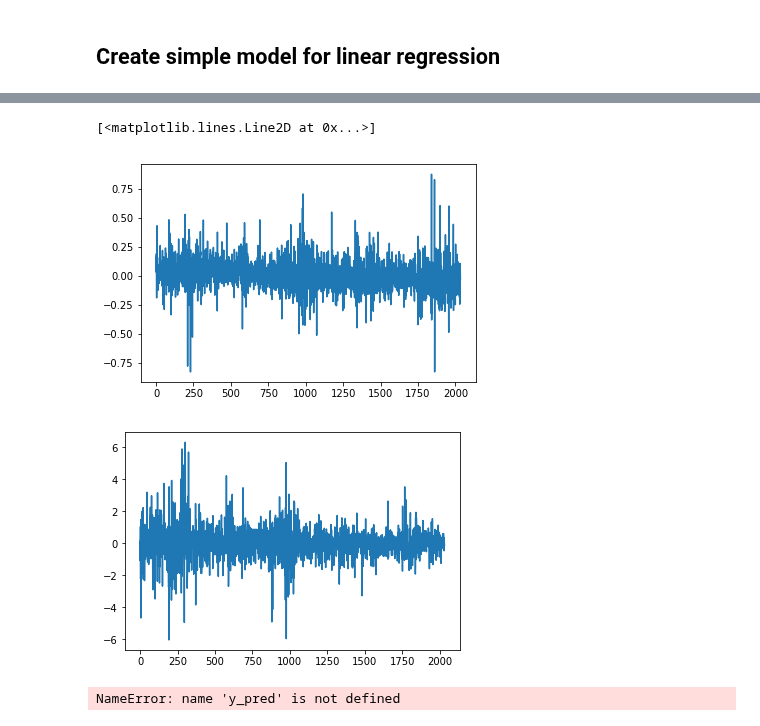
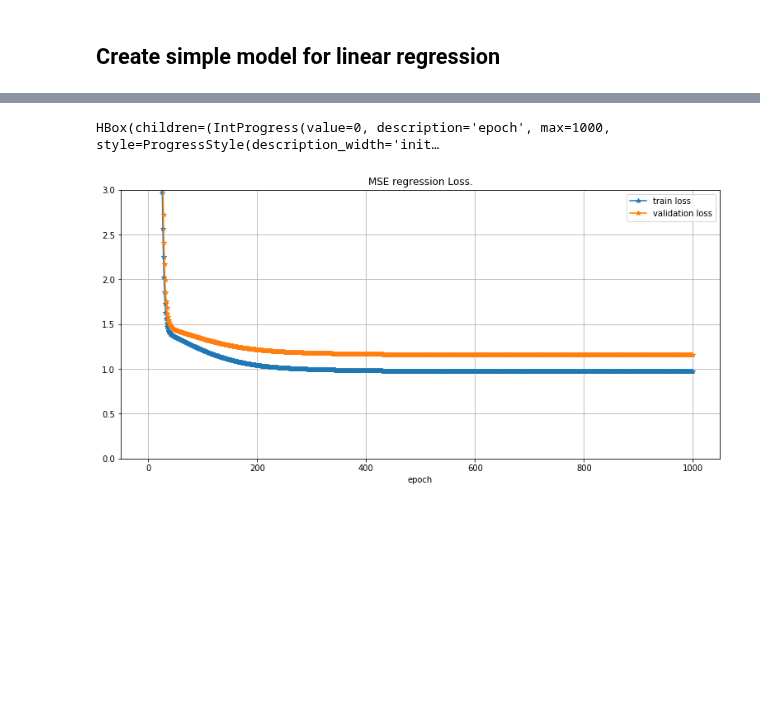
Before and after one commit to leoniloris/Stock-Price-Prediction, a Jupyter notebook: stock_price_prediction.ipynb, the cells around one changed output, grey strips where cells are left out. Saved outputs shown, nothing was run; the diff lists cells and outputs as text; code cells hidden in the pictures; blank space fills up the shorter version.

```diff
--- a/stock_price_prediction.ipynb
+++ b/stock_price_prediction.ipynb
@@ -427,6 +429,3 @@ def validate(model, criterion, validation_samples):
         target_pred = model(validation_data)
         loss = criterion(target, target_pred)
         return loss.detach().numpy()
-# %%
-n_epocs = 500
-metrics = {'train_loss': [], 'validation_loss': []}
@@ -486,8 +449,11 @@ metrics['validation_loss']
 # %%
-# plt.figure(figsize=(13, 6))
-plt.plot(metrics['train_loss'], label='train loss')
-plt.plot(metrics['validation_loss'], label='validation loss')
-plt.legend()
-plt.title('MSE regression Loss.')
-plt.grid()
-plt.show()
+def plot_metrics(metrics, y_range=[0, 20]):
+    plt.figure(figsize=(13, 6))
+    plt.plot(metrics['train_loss'], '-*', label='train loss', )
+    plt.plot(metrics['validation_loss'], '-*', label='validation loss')
+    plt.legend()
+    plt.ylim(y_range)
+    plt.title('MSE regression Loss.')
+    plt.xlabel('epoch')
+    plt.grid()
+    plt.show()
@@ -502,18 +459,0 @@ plt.show()
-# %%
-train_samples = train_val_samples.copy()
-train_data = flatten_batch_of_samples(train_samples)
-target = torch.FloatTensor(list(map(lambda sample: sample.target, train_samples)))
-target_pred = model(train_data)
-# %%
-plt.figure()
-plt.plot(target_pred.detach().numpy())
-plt.figure()
-plt.plot(target.detach().numpy())
-# %% [output]
-[<matplotlib.lines.Line2D at 0x...>]
-[figure, removed]
-[figure, removed]
-# %%
-loss = criterion(list(map(lambda sample: sample.target, train_val_samples)), y_pred)
-# %% [output]
-NameError: name 'y_pred' is not defined
@@ -519,0 +462,8 @@ NameError: name 'y_pred' is not defined
+# %%
+metrics = train_n_epocs(model, criterion, optimizer, train_samples, train_splits, n_epocs=1000)
+# %% [output]
+HBox(children=(IntProgress(value=0, description='epoch', max=1000, style=ProgressStyle(description_width='init…
+# %%
+plot_metrics(metrics, [0, 3])
+# %% [output]
+[figure, added]
```
Also changed, not shown: parts of 19 cells of this notebook, 1 other file.
